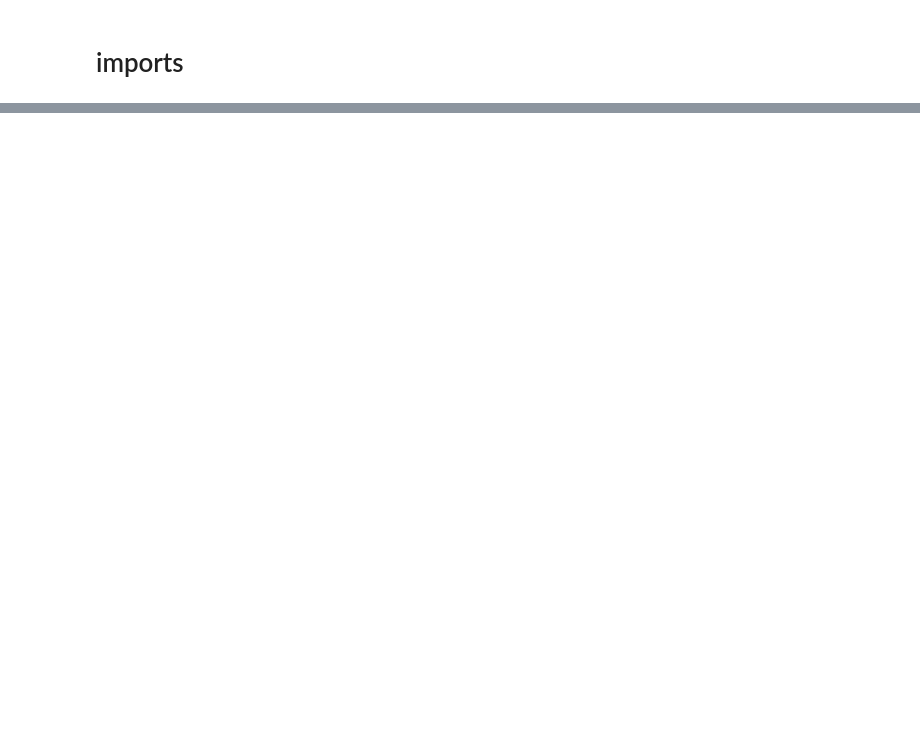
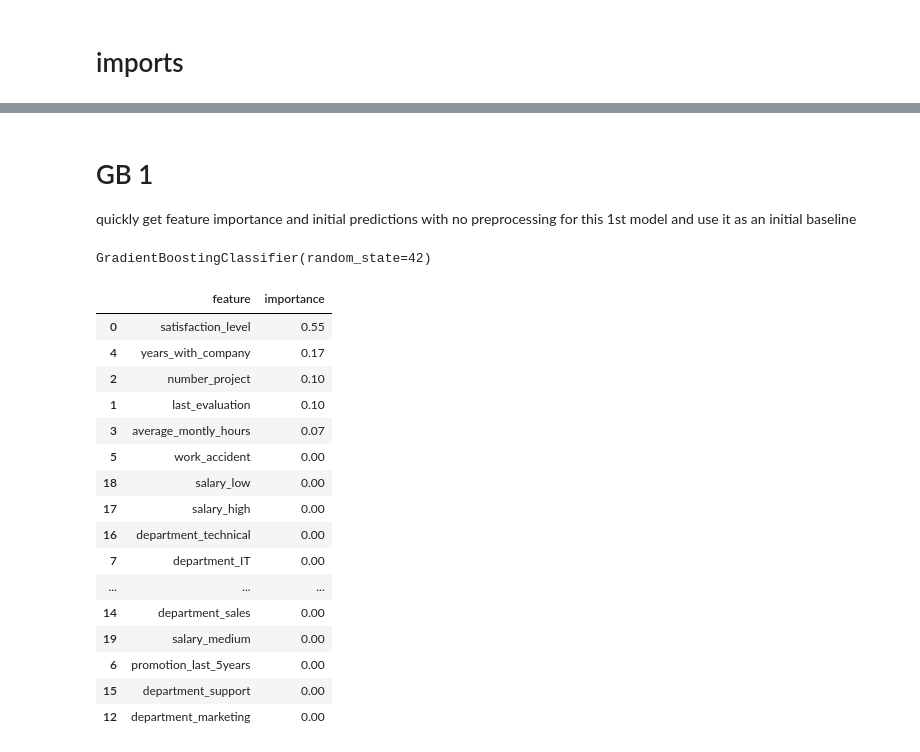
Before and after one commit to ideaguy3d/data-analytics, a Jupyter notebook: car-company/employee-retention.ipynb, the cells around one changed output, grey strips where cells are left out. Drawn from its saved outputs; the diff is of its cells as text; code cells hidden in the pictures; blank space fills up the shorter version.

```diff
--- a/car-company/employee-retention.ipynb
+++ b/car-company/employee-retention.ipynb
@@ -16,0 +88,4 @@ import pandas as pd
+# %% [markdown]
+# GB 1
+
+quickly get feature importance and initial predictions with no preprocessing for this 1st model and use it as an initial baseline
@@ -17,4 +98,33 @@ import pandas as pd
 # %%
-%%time
+m1 = GradientBoostingClassifier(random_state=42)
+m1.fit(X1_train, y1_train)
+# %% [output]
+GradientBoostingClassifier(random_state=42)
 # %%
-%%time
+# What are the most important features?
+feature_importances = pd.DataFrame({
+    'feature': X1.columns,
+    'importance': m1.feature_importances_
+}).sort_values(by='importance', ascending=False)
+
+feature_importances['importance'] = feature_importances['importance'].round(2)
+
+feature_importances
+# %% [output]
+|  | feature | importance |
+| 0 | satisfaction_level | 0.55 |
+| 4 | years_with_company | 0.17 |
+| 2 | number_project | 0.10 |
+| 1 | last_evaluation | 0.10 |
+| 3 | average_montly_hours | 0.07 |
+| 5 | work_accident | 0.00 |
+| 18 | salary_low | 0.00 |
+| 17 | salary_high | 0.00 |
+| 16 | department_technical | 0.00 |
+| 7 | department_IT | 0.00 |
+| ... | ... | ... |
+| 14 | department_sales | 0.00 |
+| 19 | salary_medium | 0.00 |
+| 6 | promotion_last_5years | 0.00 |
+| 15 | department_support | 0.00 |
+| 12 | department_marketing | 0.00 |
```
Also changed, not shown: parts of 13 cells of this notebook, 1 other file.
